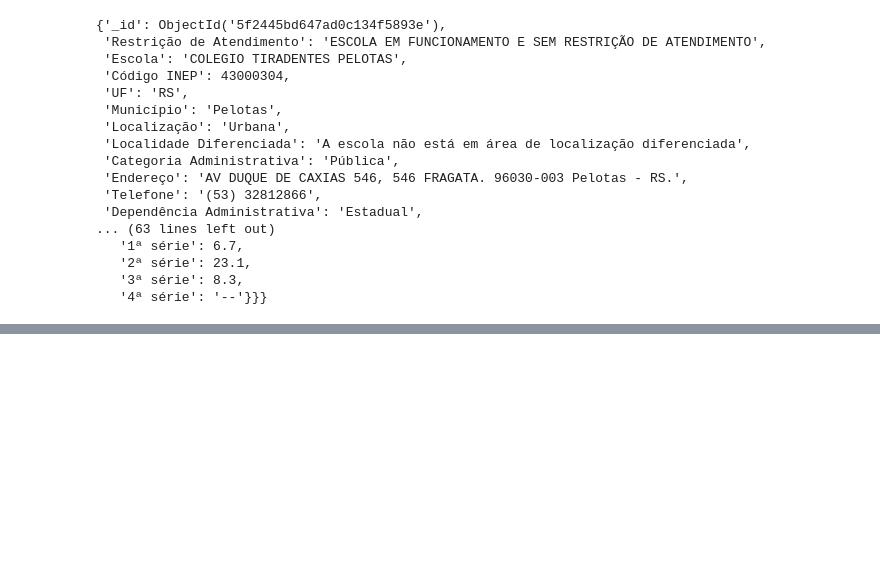
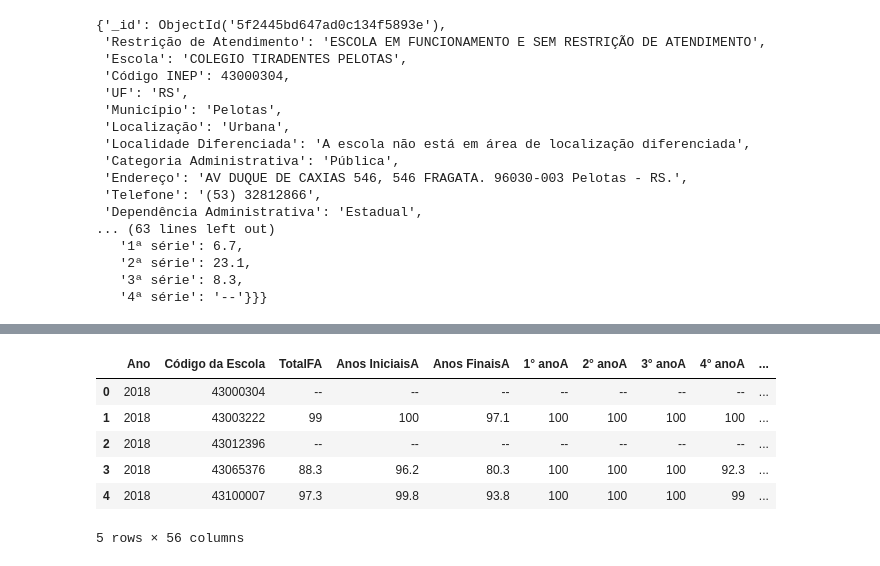
Before and after one commit to MBrugnaroto/UFPEL-School-Data-Collection-Pelotas, a Jupyter notebook: Scripts/INEP/ETLIndicadoresEducacionais.ipynb, the cells around one changed output, grey strips where cells are left out. Drawn from its saved outputs; the diff is of its cells as text; code cells hidden in the pictures; blank space fills up the shorter version.

Commit message:
FEAT. ELT da Taxa de Rendimento por turma nas escolas de Pelotas.

```diff
--- a/Scripts/INEP/ETLIndicadoresEducacionais.ipynb
+++ b/Scripts/INEP/ETLIndicadoresEducacionais.ipynb
@@ -532,0 +586,2 @@ collection.find_one({"Código INEP": 43000304})
+# %%
+yieldRate = readXLSX(r'C:\Users\mbrug\Desktop\schoolDataCollectionPelotas\Datasets\INEP\TaxaRendimento.xlsx')
@@ -532,0 +618,3 @@ collection.find_one({"Código INEP": 43000304})
+# %%
+yieldRate_Pelotas = filterPelotas(yieldRate)
+yieldRate_Pelotas.head()
@@ -532,0 +631,10 @@ collection.find_one({"Código INEP": 43000304})
+# %%
+yieldRate_Pelotas.head()
+# %% [output]
+|  | Ano | Código da Escola | TotalFA | Anos IniciaisA | Anos FinaisA | 1° anoA | 2° anoA | 3° anoA | 4° anoA | ... |
+| 0 | 2018 | 43000304 | -- | -- | -- | -- | -- | -- | -- | ... |
+| 1 | 2018 | 43003222 | 99 | 100 | 97.1 | 100 | 100 | 100 | 100 | ... |
+| 2 | 2018 | 43012396 | -- | -- | -- | -- | -- | -- | -- | ... |
+| 3 | 2018 | 43065376 | 88.3 | 96.2 | 80.3 | 100 | 100 | 100 | 92.3 | ... |
+| 4 | 2018 | 43100007 | 97.3 | 99.8 | 93.8 | 100 | 100 | 100 | 99 | ... |
+5 rows × 56 columns
```
Also changed, not shown: parts of 24 cells of this notebook, 1 other file.
